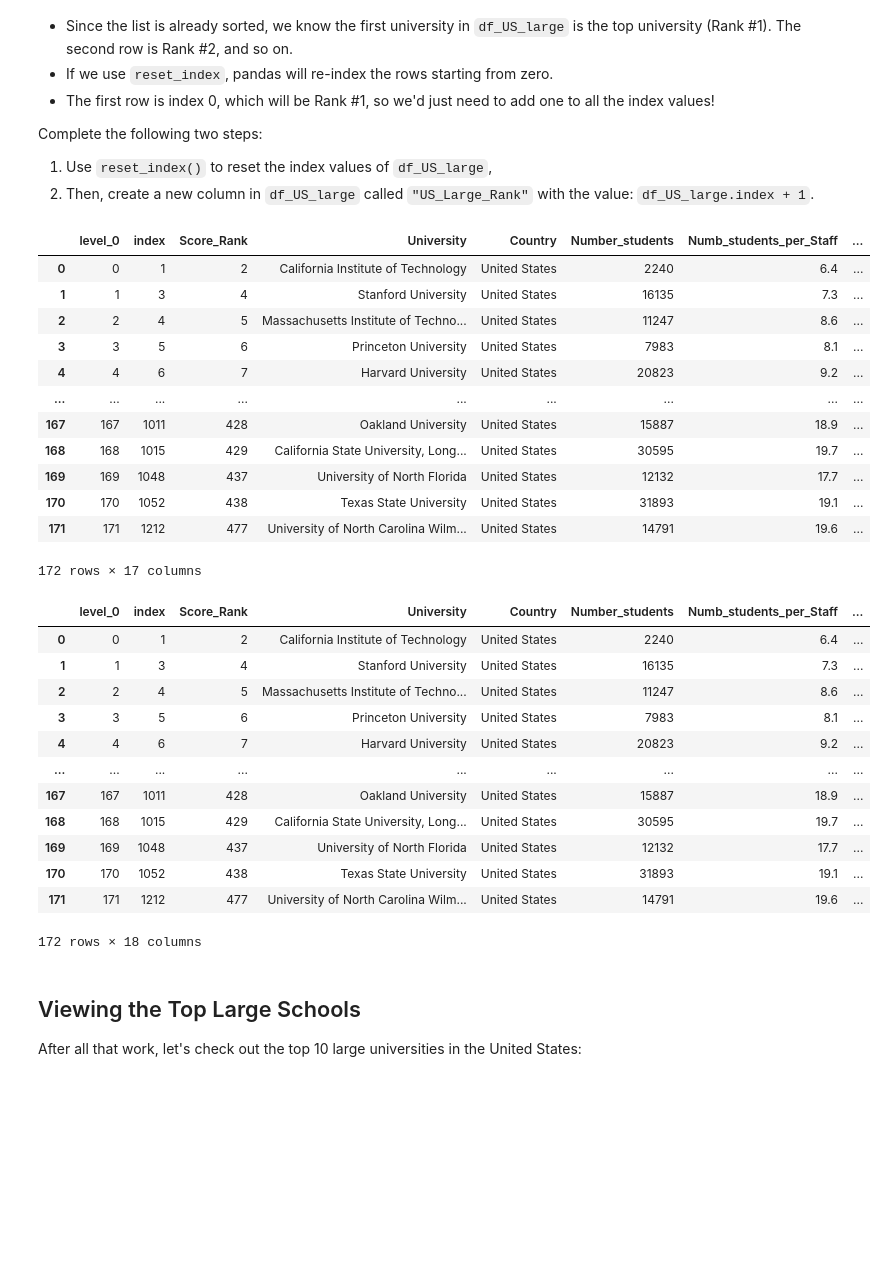
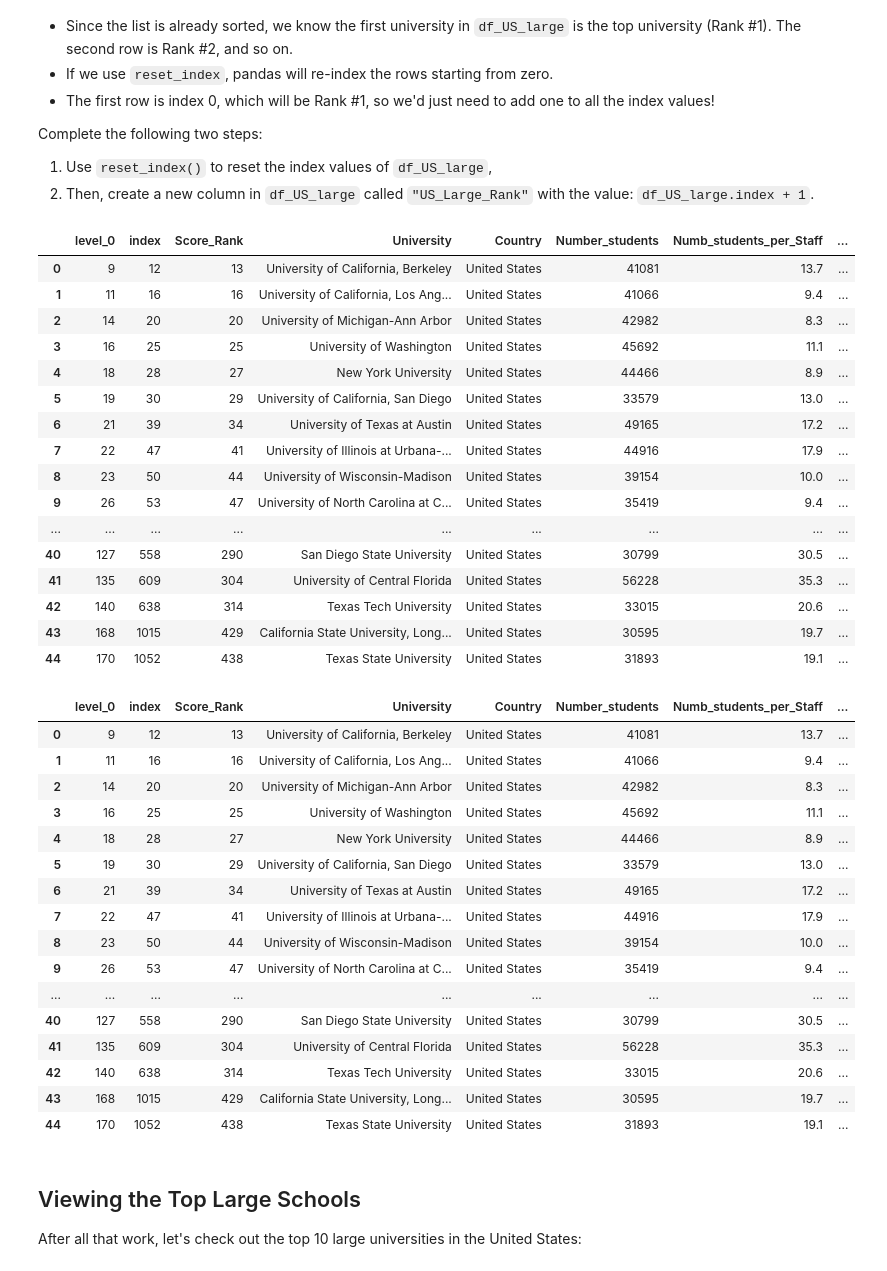
Before and after one commit to zojize/microprojects, a Jupyter notebook: microproject-world-university-rankings/microproject-world-university-rankings.ipynb, the cells around one changed output. Saved outputs shown, nothing was run; the diff lists cells and outputs as text; code cells hidden in the pictures; blank space fills up the shorter version.

```diff
--- a/microproject-world-university-rankings/microproject-world-university-rankings.ipynb
+++ b/microproject-world-university-rankings/microproject-world-university-rankings.ipynb
@@ -24,6 +26,5 @@ To use the `pandas` library, we must **import** it into your notebook. import pa
 Use panda's `read_csv` function to read the `World_University_Rank_2020.csv` (already provided for you) and store that data into a DataFrame called `df`:
 # %%
 # Read the CSV into a new DataFrame `df`:
-import pandas as pd
-
-df = pd.read_csv("./World_University_Rank_2020.csv")
+df = pd.read_csv("World_University_Rank_2020.csv")
+df
@@ -238,7 +238,7 @@ For the next analysis, we want to focus only on **large universities in the Unit
 
 Create a new DataFrame called `df_US_large`, which contains all large universities in the United States:
 # %%
-df_US_large = df_US[df_US['Number_students'] > 30_000]
+df_US_large = df_US[df_US['Number_students']>=30000]
 df_US_large
 # %% [output]
 |  | index | Score_Rank | University | Country | Number_students | Numb_students_per_Staff | International_Students | ... |
@@ -300,40 +300,48 @@ Complete the following two steps:
 2. Then, create a new column in `df_US_large` called `"US_Large_Rank"` with the value: `df_US_large.index + 1`.
 # %%
 # Step 1: Reset the index of df_US_large (if needed, see Puzzle 1.2 to refresh how you can do this):
-df_US_large = df_US.reset_index()
+df_US_large = df_US_large.reset_index()
 df_US_large
 # %% [output]
 |  | level_0 | index | Score_Rank | University | Country | Number_students | Numb_students_per_Staff | ... |
-| 0 | 0 | 1 | 2 | California Institute of Technology | United States | 2240 | 6.4 | ... |
-| 1 | 1 | 3 | 4 | Stanford University | United States | 16135 | 7.3 | ... |
-| 2 | 2 | 4 | 5 | Massachusetts Institute of Techno... | United States | 11247 | 8.6 | ... |
-| 3 | 3 | 5 | 6 | Princeton University | United States | 7983 | 8.1 | ... |
-| 4 | 4 | 6 | 7 | Harvard University | United States | 20823 | 9.2 | ... |
+| 0 | 9 | 12 | 13 | University of California, Berkeley | United States | 41081 | 13.7 | ... |
+| 1 | 11 | 16 | 16 | University of California, Los Ang... | United States | 41066 | 9.4 | ... |
+| 2 | 14 | 20 | 20 | University of Michigan-Ann Arbor | United States | 42982 | 8.3 | ... |
+| 3 | 16 | 25 | 25 | University of Washington | United States | 45692 | 11.1 | ... |
+| 4 | 18 | 28 | 27 | New York University | United States | 44466 | 8.9 | ... |
+| 5 | 19 | 30 | 29 | University of California, San Diego | United States | 33579 | 13.0 | ... |
+| 6 | 21 | 39 | 34 | University of Texas at Austin | United States | 49165 | 17.2 | ... |
+| 7 | 22 | 47 | 41 | University of Illinois at Urbana-... | United States | 44916 | 17.9 | ... |
+| 8 | 23 | 50 | 44 | University of Wisconsin-Madison | United States | 39154 | 10.0 | ... |
+| 9 | 26 | 53 | 47 | University of North Carolina at C... | United States | 35419 | 9.4 | ... |
 | ... | ... | ... | ... | ... | ... | ... | ... | ... |
-| 167 | 167 | 1011 | 428 | Oakland University | United States | 15887 | 18.9 | ... |
-| 168 | 168 | 1015 | 429 | California State University, Long... | United States | 30595 | 19.7 | ... |
-| 169 | 169 | 1048 | 437 | University of North Florida | United States | 12132 | 17.7 | ... |
-| 170 | 170 | 1052 | 438 | Texas State University | United States | 31893 | 19.1 | ... |
-| 171 | 171 | 1212 | 477 | University of North Carolina Wilm... | United States | 14791 | 19.6 | ... |
+| 40 | 127 | 558 | 290 | San Diego State University | United States | 30799 | 30.5 | ... |
+| 41 | 135 | 609 | 304 | University of Central Florida | United States | 56228 | 35.3 | ... |
+| 42 | 140 | 638 | 314 | Texas Tech University | United States | 33015 | 20.6 | ... |
+| 43 | 168 | 1015 | 429 | California State University, Long... | United States | 30595 | 19.7 | ... |
+| 44 | 170 | 1052 | 438 | Texas State University | United States | 31893 | 19.1 | ... |
-172 rows × 17 columns
 # %%
 # Step 2: Create a new column in df_US_large:
 df_US_large["US_large_rank"] = df_US_large.index + 1
 df_US_large
 # %% [output]
 |  | level_0 | index | Score_Rank | University | Country | Number_students | Numb_students_per_Staff | ... |
-| 0 | 0 | 1 | 2 | California Institute of Technology | United States | 2240 | 6.4 | ... |
-| 1 | 1 | 3 | 4 | Stanford University | United States | 16135 | 7.3 | ... |
-| 2 | 2 | 4 | 5 | Massachusetts Institute of Techno... | United States | 11247 | 8.6 | ... |
-| 3 | 3 | 5 | 6 | Princeton University | United States | 7983 | 8.1 | ... |
-| 4 | 4 | 6 | 7 | Harvard University | United States | 20823 | 9.2 | ... |
+| 0 | 9 | 12 | 13 | University of California, Berkeley | United States | 41081 | 13.7 | ... |
+| 1 | 11 | 16 | 16 | University of California, Los Ang... | United States | 41066 | 9.4 | ... |
+| 2 | 14 | 20 | 20 | University of Michigan-Ann Arbor | United States | 42982 | 8.3 | ... |
+| 3 | 16 | 25 | 25 | University of Washington | United States | 45692 | 11.1 | ... |
+| 4 | 18 | 28 | 27 | New York University | United States | 44466 | 8.9 | ... |
+| 5 | 19 | 30 | 29 | University of California, San Diego | United States | 33579 | 13.0 | ... |
+| 6 | 21 | 39 | 34 | University of Texas at Austin | United States | 49165 | 17.2 | ... |
+| 7 | 22 | 47 | 41 | University of Illinois at Urbana-... | United States | 44916 | 17.9 | ... |
+| 8 | 23 | 50 | 44 | University of Wisconsin-Madison | United States | 39154 | 10.0 | ... |
+| 9 | 26 | 53 | 47 | University of North Carolina at C... | United States | 35419 | 9.4 | ... |
 | ... | ... | ... | ... | ... | ... | ... | ... | ... |
-| 167 | 167 | 1011 | 428 | Oakland University | United States | 15887 | 18.9 | ... |
-| 168 | 168 | 1015 | 429 | California State University, Long... | United States | 30595 | 19.7 | ... |
-| 169 | 169 | 1048 | 437 | University of North Florida | United States | 12132 | 17.7 | ... |
-| 170 | 170 | 1052 | 438 | Texas State University | United States | 31893 | 19.1 | ... |
-| 171 | 171 | 1212 | 477 | University of North Carolina Wilm... | United States | 14791 | 19.6 | ... |
+| 40 | 127 | 558 | 290 | San Diego State University | United States | 30799 | 30.5 | ... |
+| 41 | 135 | 609 | 304 | University of Central Florida | United States | 56228 | 35.3 | ... |
+| 42 | 140 | 638 | 314 | Texas Tech University | United States | 33015 | 20.6 | ... |
+| 43 | 168 | 1015 | 429 | California State University, Long... | United States | 30595 | 19.7 | ... |
+| 44 | 170 | 1052 | 438 | Texas State University | United States | 31893 | 19.1 | ... |
-172 rows × 18 columns
 # %% [markdown]
 ## Viewing the Top Large Schools
 
```
Also changed, not shown: parts of 8 cells of this notebook.
